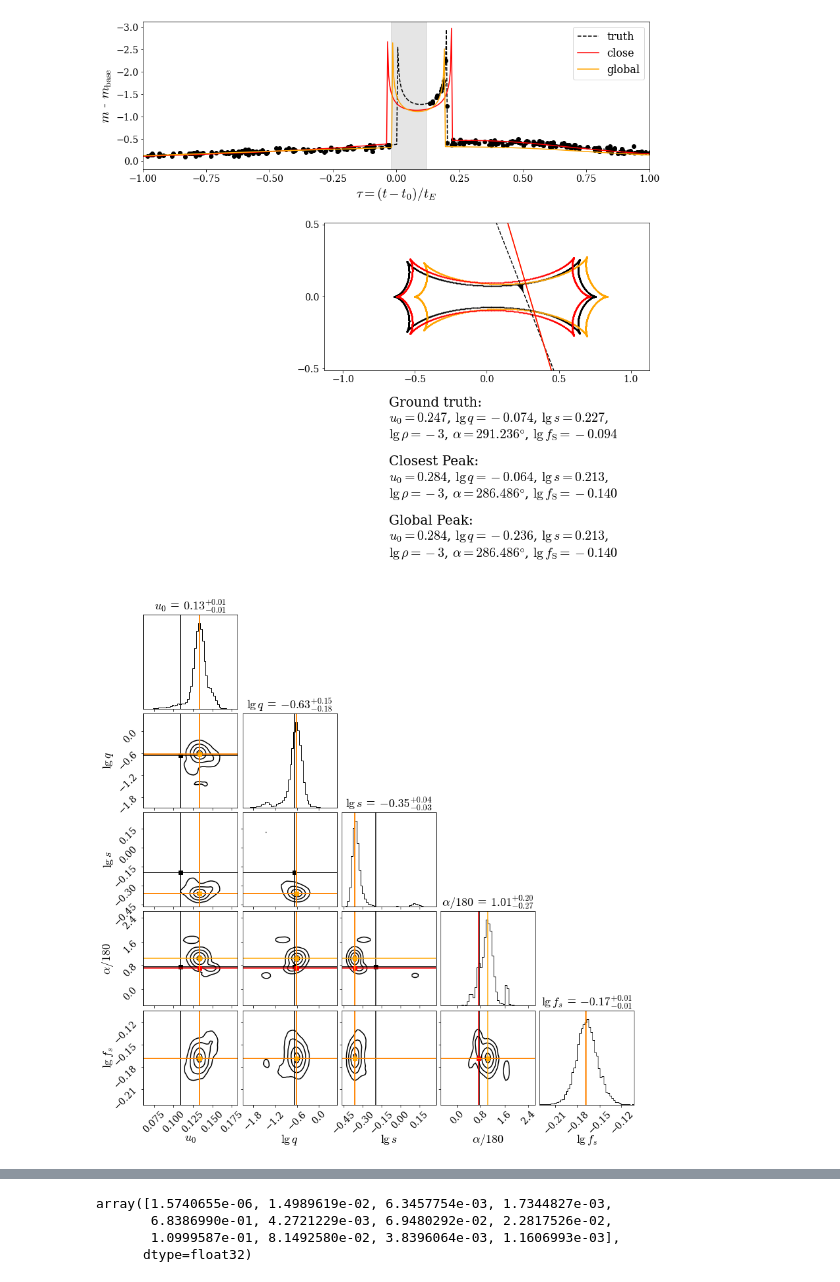
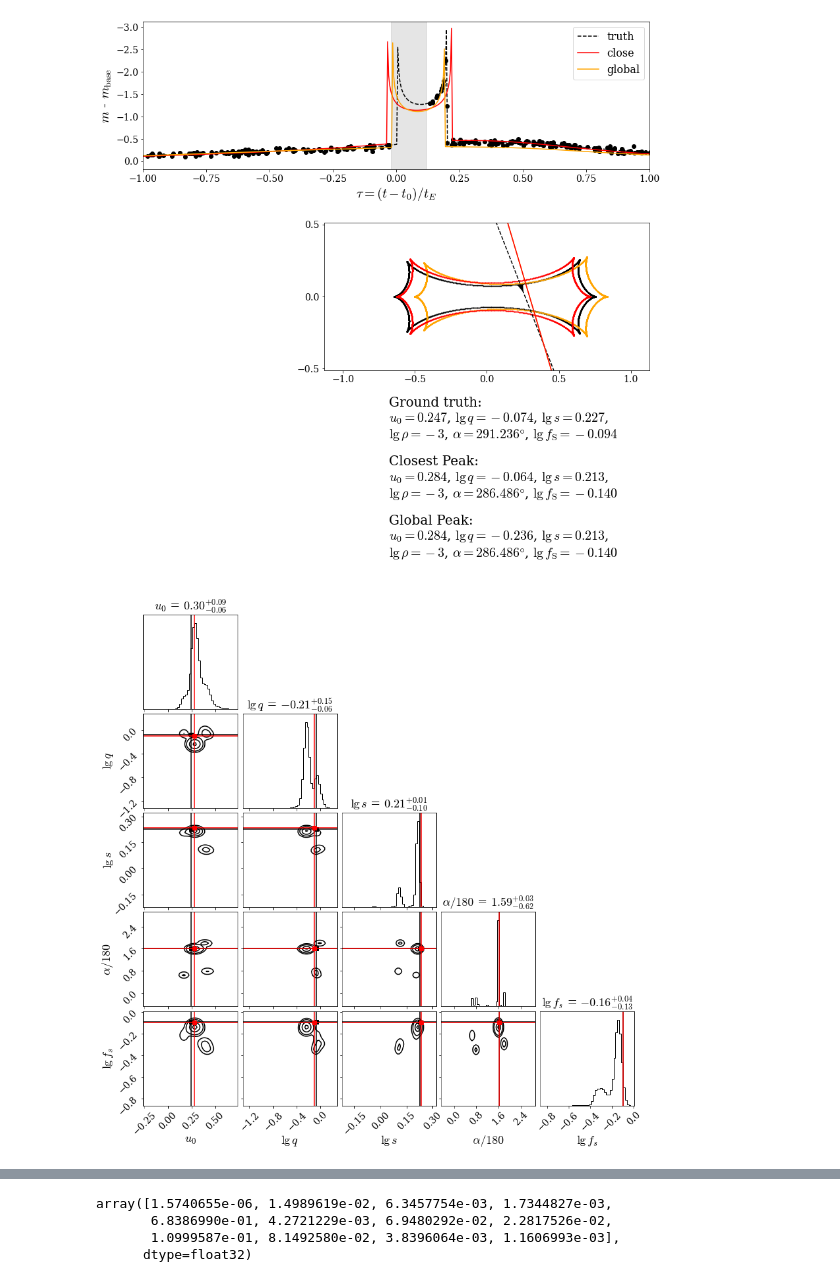
Before and after one commit to haimengzhao/magic-microlensing, a Jupyter notebook: test_lcplot.ipynb, the cells around one changed output, grey strips where cells are left out. Drawn from its saved outputs; the diff is of its cells as text; code cells hidden in the pictures.

```diff
--- a/test_lcplot.ipynb
+++ b/test_lcplot.ipynb
@@ -215,40 +215,42 @@ pred gap global:  [0.2842842638492584, -3, -0.23623622953891754, 0.2132132202386
 30
 [figure]
 # %%
-n = int(1e4)
+n = int(1e6)
 
 pi = pis_gap[ind[:size]][i]; loc = locs_gap[ind[:size]][i]; scale = scales_gap[ind[:size]][i]
 # pi = torch.tile(pi, (n, 1)); loc = torch.tile(loc, (n, 1, 1)); scale = torch.tile(scale, (n, 1, 1, 1))
 pi = torch.tile(pi, (n, 1)); loc = torch.tile(loc, (n, 1, 1)); scale = torch.tile(scale, (n, 1, 1))
 # normal = torch.distributions.MultivariateNormal(loc, scale)
 normal = torch.distributions.Normal(loc, scale)
 pi_dist = torch.distributions.OneHotCategorical(probs=pi)
 sample_gap = model.sample(pi_dist, normal).numpy()
 
 truths = Y[ind][i].numpy()
 # truths = np.delete(truths, 1)
 # print(truths)
 
 # range_p = [(0.8, 1.2), (-1.6, -1), (0.35, 0.45), (1.1, 1.2), (-0.2, 0.2)] # 53
 # range_p = [(0, 0.15), (-2, 0), (-0.4, 0.4), (0, 2), (-0.5, 0)] # 77
 range_p = None
 corner.corner(sample_gap, labels=[r"$u_0$", r"$\lg q$", r"$\lg s$", r"$\alpha/180$", r"$\lg f_s$"],
             label_kwargs={"fontsize": 18},
             # quantiles=[0.16, 0.5, 0.84],
             smooth=1,
             bins=50,
             range=range_p,
             show_titles=True, title_kwargs={"fontsize": 18},
             truths=truths, truth_color='black',
             fill_contours=False, color='black',  no_fill_contours=True,
             plot_datapoints=False, plot_density=False,
             )
-corner.overplot_lines(plt.gcf(), pred_gap[2][ind[:size]][i].tolist(), color="red")
-corner.overplot_points(plt.gcf(), pred_gap[2][ind[:size]][i][None], marker="s", color="red")
-corner.overplot_lines(plt.gcf(), pred_gap[0][ind[:size]][i].tolist(), color="orange")
-corner.overplot_points(plt.gcf(), pred_gap[0][ind[:size]][i][None], marker="s", color="orange")
+# corner.overplot_lines(plt.gcf(), pred_gap[2][ind[:size]][i].tolist(), color="red")
+# corner.overplot_points(plt.gcf(), pred_gap[2][ind[:size]][i][None], marker="s", color="red")
+# corner.overplot_lines(plt.gcf(), pred_gap[0][ind[:size]][i].tolist(), color="orange")
+# corner.overplot_points(plt.gcf(), pred_gap[0][ind[:size]][i][None], marker="s", color="orange")
+corner.overplot_lines(plt.gcf(), np.array(param_best)[[0, 2, 3, 4, 5]], color="red")
+corner.overplot_points(plt.gcf(), np.array(param_best)[[0, 2, 3, 4, 5]][None], marker="s", color="red")
 
 plt.savefig('./corner_gap.pdf')
 plt.show()
 # %% [output]
-[figure, old version]
+[figure, new version]
```
Also changed, not shown: parts of 4 cells of this notebook, 1 other file.
